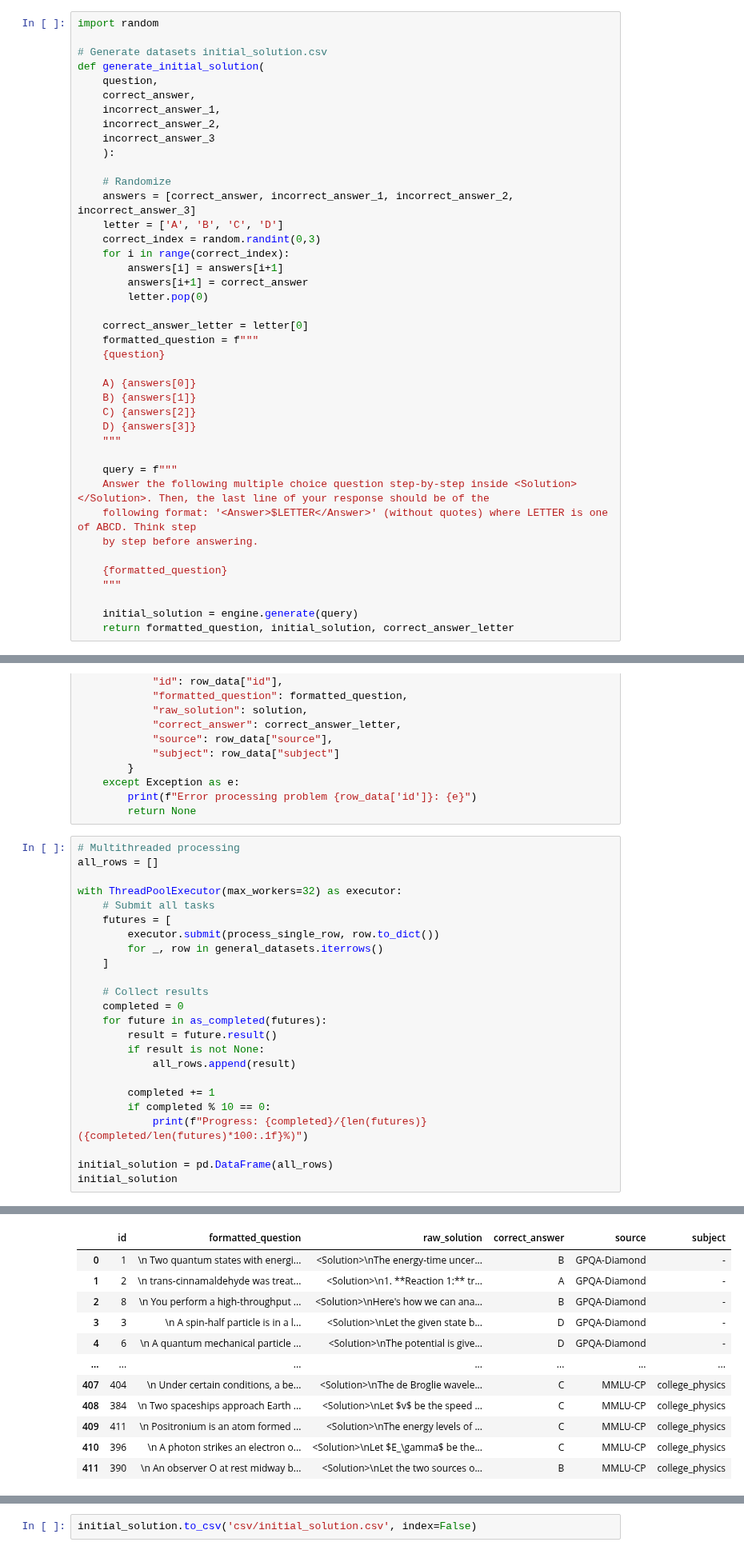
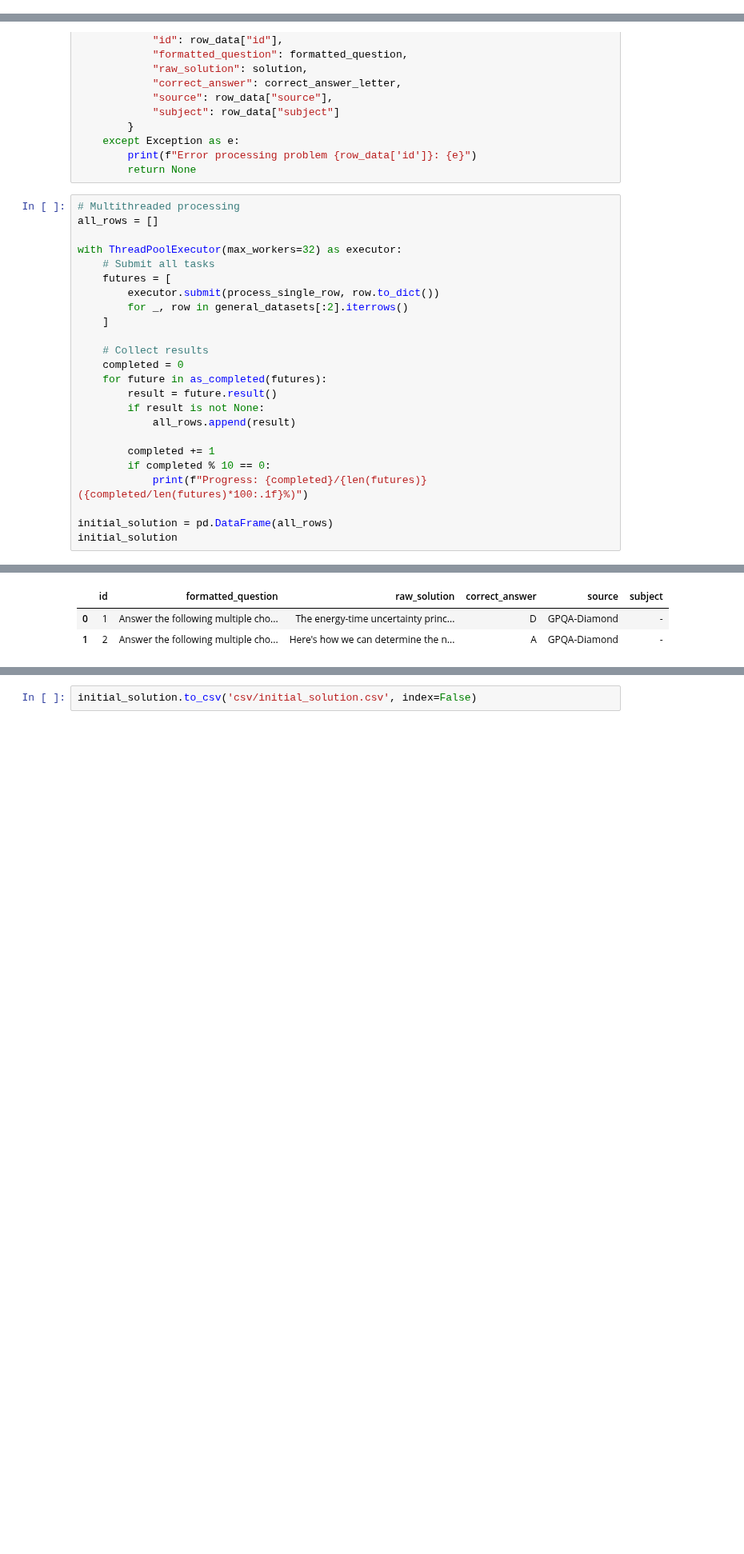
Before and after one commit to eugeniusms/textgrad-TextualVerifier, a Jupyter notebook: evaluation/solution_optimization/01-Generate-Initial-Solution.ipynb, the cells around one changed output, grey strips where cells are left out. Shown at 80% size. Cells and saved outputs as stored; diff of their text form; blank space fills up the shorter version.

```diff
--- a/evaluation/solution_optimization/01-Generate-Initial-Solution.ipynb
+++ b/evaluation/solution_optimization/01-Generate-Initial-Solution.ipynb
@@ -168,44 +173,3 @@ general_datasets
 ## Populate Experiment Subject
 # %%
 engine = get_engine("gemini-1.5-pro")
-# %%
-import random
-
-# Generate datasets initial_solution.csv
-def generate_initial_solution(
-    question,
-    correct_answer,
-    incorrect_answer_1,
-    incorrect_answer_2,
-    incorrect_answer_3
-    ):
-
-    # Randomize
-    answers = [correct_answer, incorrect_answer_1, incorrect_answer_2, incorrect_answer_3]
-    letter = ['A', 'B', 'C', 'D']
-    correct_index = random.randint(0,3)
-    for i in range(correct_index):
-        answers[i] = answers[i+1]
-        answers[i+1] = correct_answer
-        letter.pop(0)
-
-    correct_answer_letter = letter[0]
-    formatted_question = f"""
-    {question}
-
-    A) {answers[0]}
-    B) {answers[1]}
-    C) {answers[2]}
-    D) {answers[3]}
-    """
-
-    query = f"""
-    Answer the following multiple choice question step-by-step inside <Solution></Solution>. Then, the last line of your response should be of the
-    following format: '<Answer>$LETTER</Answer>' (without quotes) where LETTER is one of ABCD. Think step
-    by step before answering.
-
-    {formatted_question}
-    """
-
-    initial_solution = engine.generate(query)
-    return formatted_question, initial_solution, correct_answer_letter
@@ -242,7 +254,7 @@ with ThreadPoolExecutor(max_workers=32) as executor:
     # Submit all tasks
     futures = [
         executor.submit(process_single_row, row.to_dict())
-        for _, row in general_datasets.iterrows()
+        for _, row in general_datasets[:2].iterrows()
     ]
 
     # Collect results
@@ -279,12 +274,3 @@ Progress: 410/412 (99.5%)
 |  | id | formatted_question | raw_solution | correct_answer | source | subject |
-| 0 | 1 | \n Two quantum states with energi... | <Solution>\nThe energy-time uncer... | B | GPQA-Diamond | - |
-| 1 | 2 | \n trans-cinnamaldehyde was treat... | <Solution>\n1. **Reaction 1:** tr... | A | GPQA-Diamond | - |
-| 2 | 8 | \n You perform a high-throughput ... | <Solution>\nHere's how we can ana... | B | GPQA-Diamond | - |
-| 3 | 3 | \n A spin-half particle is in a l... | <Solution>\nLet the given state b... | D | GPQA-Diamond | - |
-| 4 | 6 | \n A quantum mechanical particle ... | <Solution>\nThe potential is give... | D | GPQA-Diamond | - |
-| ... | ... | ... | ... | ... | ... | ... |
-| 407 | 404 | \n Under certain conditions, a be... | <Solution>\nThe de Broglie wavele... | C | MMLU-CP | college_physics |
-| 408 | 384 | \n Two spaceships approach Earth ... | <Solution>\nLet $v$ be the speed ... | C | MMLU-CP | college_physics |
-| 409 | 411 | \n Positronium is an atom formed ... | <Solution>\nThe energy levels of ... | C | MMLU-CP | college_physics |
-| 410 | 396 | \n A photon strikes an electron o... | <Solution>\nLet $E_\gamma$ be the... | C | MMLU-CP | college_physics |
-| 411 | 390 | \n An observer O at rest midway b... | <Solution>\nLet the two sources o... | B | MMLU-CP | college_physics |
+| 0 | 1 | Answer the following multiple cho... | The energy-time uncertainty princ... | D | GPQA-Diamond | - |
+| 1 | 2 | Answer the following multiple cho... | Here's how we can determine the n... | A | GPQA-Diamond | - |
```
Also changed, not shown: parts of 4 cells of this notebook, 4 other files.
